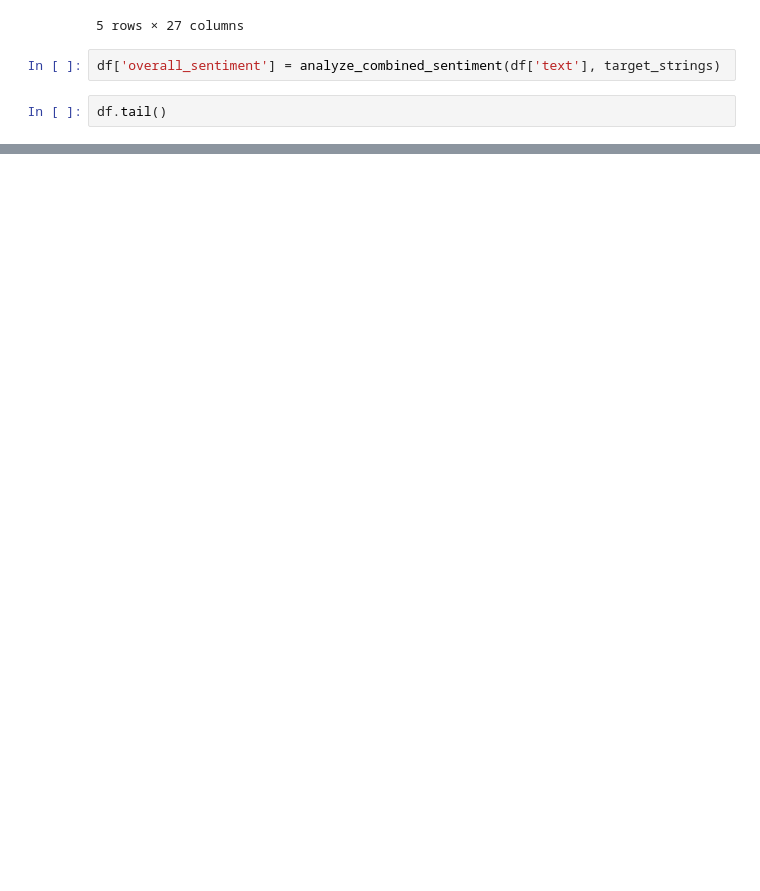
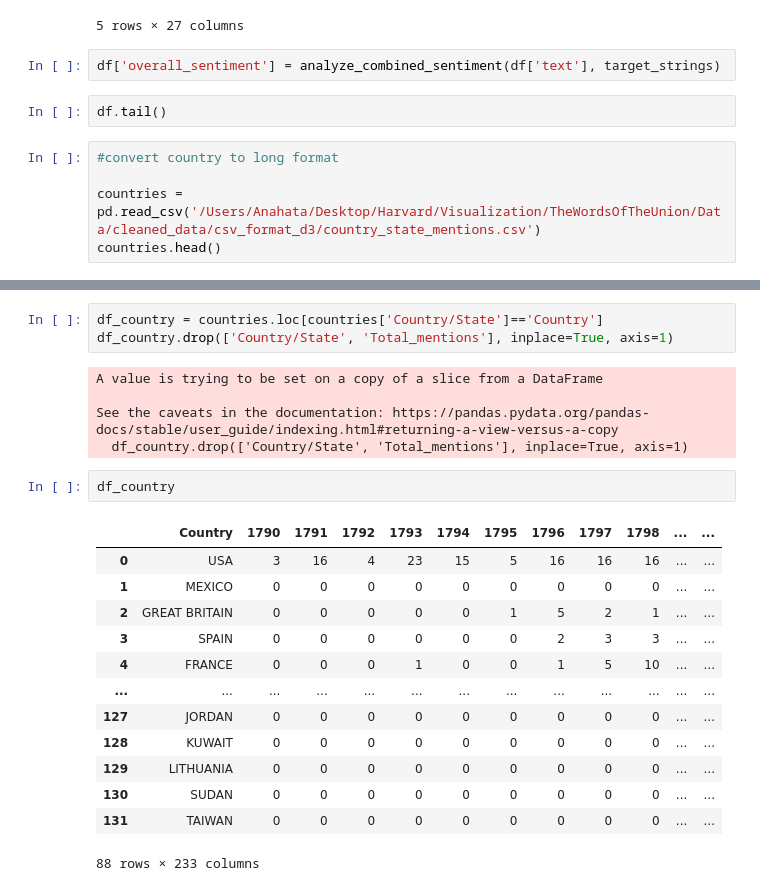
Before and after one commit to ana-047/TheWordsOfTheUnion, a Jupyter notebook: Mining_code.ipynb, the cells around one changed output, grey strips where cells are left out. Drawn from its saved outputs; the diff is of its cells as text; blank space fills up the shorter version.

```diff
--- a/Mining_code.ipynb
+++ b/Mining_code.ipynb
@@ -974,3 +974,8 @@ df.tail()
 df['overall_sentiment'] = analyze_combined_sentiment(df['text'], target_strings)
 # %%
 df.tail()
+# %%
+#convert country to long format
+
+countries = pd.read_csv('/Users/Anahata/Desktop/Harvard/Visualization/TheWordsOfTheUnion/Data/cleaned_data/csv_format_d3/country_state_mentions.csv')
+countries.head()
@@ -976,0 +990,24 @@ df.tail()
+# %%
+df_country = countries.loc[countries['Country/State']=='Country']
+df_country.drop(['Country/State', 'Total_mentions'], inplace=True, axis=1)
+# %% [output]
+A value is trying to be set on a copy of a slice from a DataFrame
+
+See the caveats in the documentation: https://pandas.pydata.org/pandas-docs/stable/user_guide/indexing.html#returning-a-view-versus-a-copy
+  df_country.drop(['Country/State', 'Total_mentions'], inplace=True, axis=1)
+# %%
+df_country
+# %% [output]
+|  | Country | 1790 | 1791 | 1792 | 1793 | 1794 | 1795 | 1796 | 1797 | 1798 | ... | ... |
+| 0 | USA | 3 | 16 | 4 | 23 | 15 | 5 | 16 | 16 | 16 | ... | ... |
+| 1 | MEXICO | 0 | 0 | 0 | 0 | 0 | 0 | 0 | 0 | 0 | ... | ... |
+| 2 | GREAT BRITAIN | 0 | 0 | 0 | 0 | 0 | 1 | 5 | 2 | 1 | ... | ... |
+| 3 | SPAIN | 0 | 0 | 0 | 0 | 0 | 0 | 2 | 3 | 3 | ... | ... |
+| 4 | FRANCE | 0 | 0 | 0 | 1 | 0 | 0 | 1 | 5 | 10 | ... | ... |
+| ... | ... | ... | ... | ... | ... | ... | ... | ... | ... | ... | ... | ... |
+| 127 | JORDAN | 0 | 0 | 0 | 0 | 0 | 0 | 0 | 0 | 0 | ... | ... |
+| 128 | KUWAIT | 0 | 0 | 0 | 0 | 0 | 0 | 0 | 0 | 0 | ... | ... |
+| 129 | LITHUANIA | 0 | 0 | 0 | 0 | 0 | 0 | 0 | 0 | 0 | ... | ... |
+| 130 | SUDAN | 0 | 0 | 0 | 0 | 0 | 0 | 0 | 0 | 0 | ... | ... |
+| 131 | TAIWAN | 0 | 0 | 0 | 0 | 0 | 0 | 0 | 0 | 0 | ... | ... |
+88 rows × 233 columns
```
Also changed, not shown: parts of 9 cells of this notebook, 2 other files.
